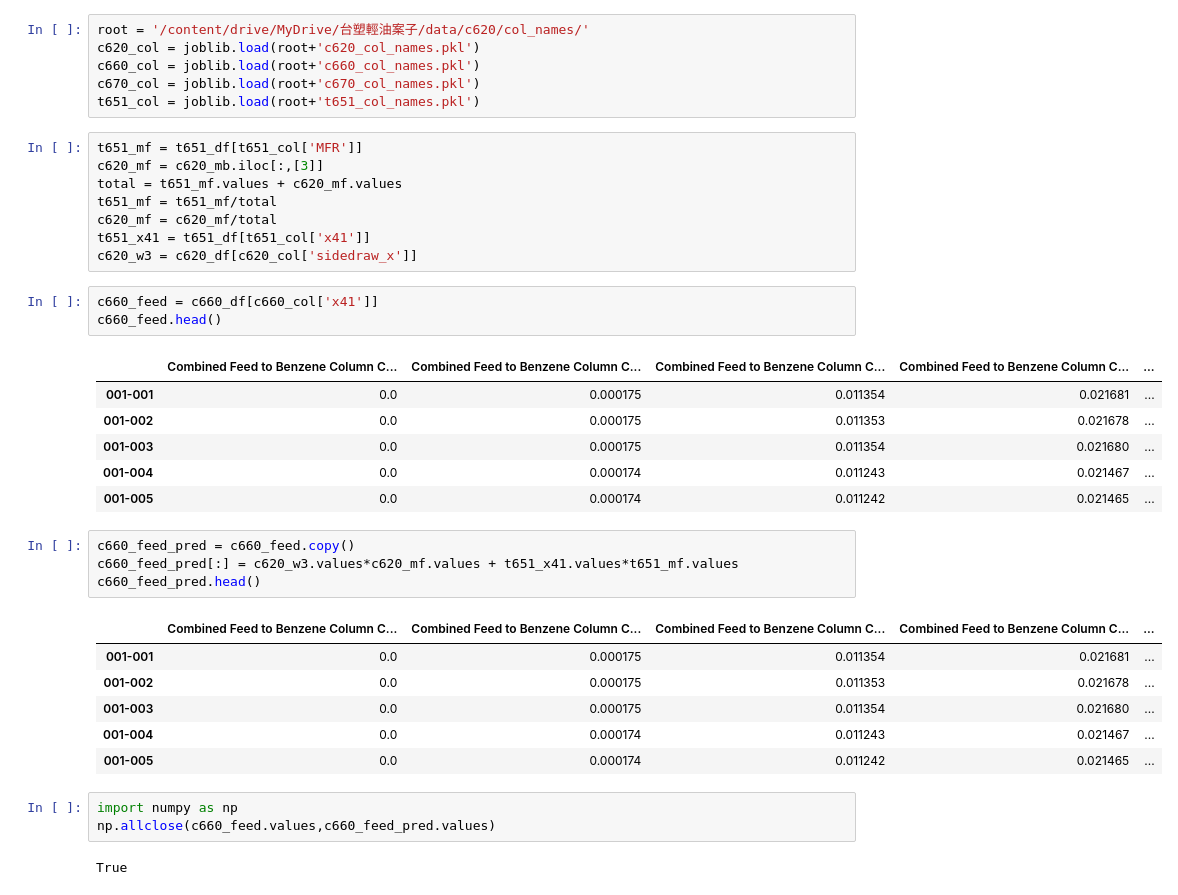
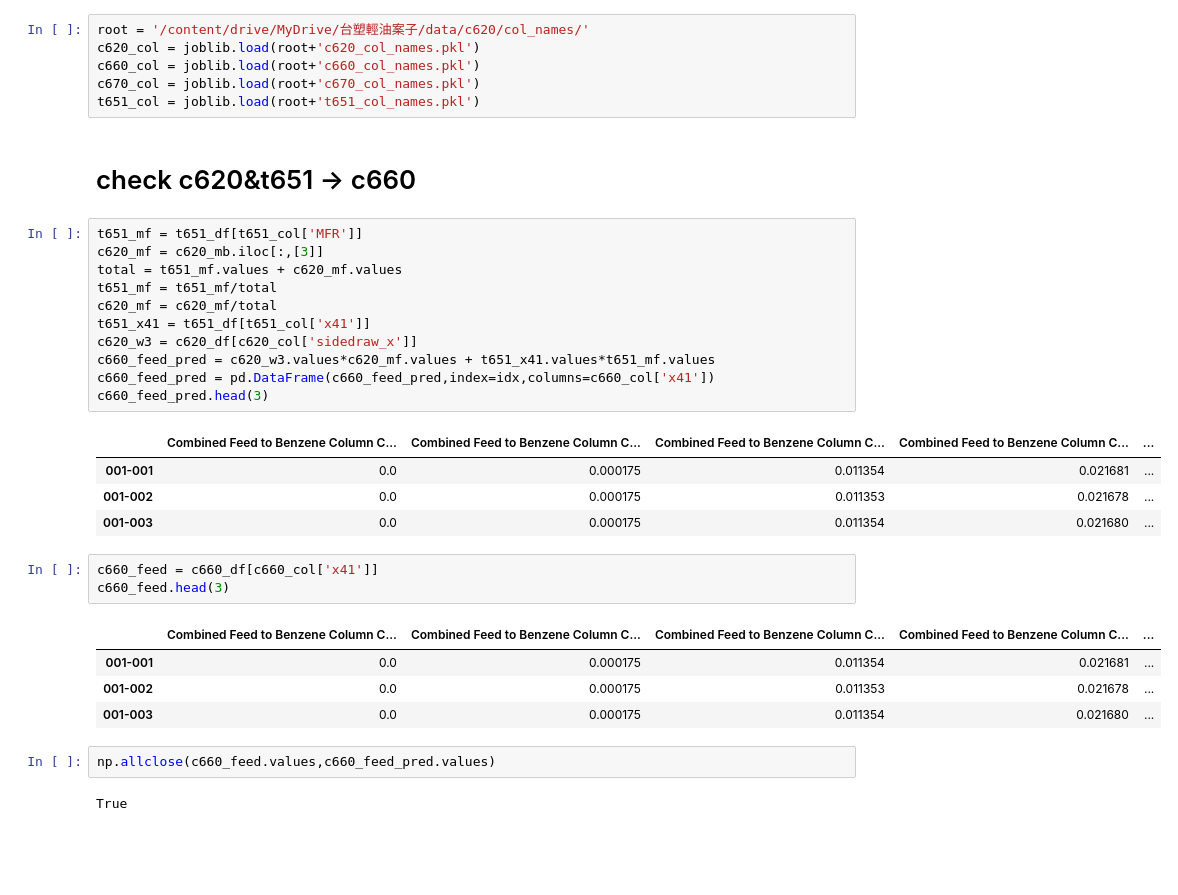
Before and after one commit to skywalker0803r/c620, a Jupyter notebook: c620資料分析.ipynb, the cells around one changed output. Saved outputs shown, nothing was run; the diff lists cells and outputs as text; blank space fills up the shorter version.

```diff
--- a/c620資料分析.ipynb
+++ b/c620資料分析.ipynb
@@ -23,6 +26,8 @@ c620_col = joblib.load(root+'c620_col_names.pkl')
 c660_col = joblib.load(root+'c660_col_names.pkl')
 c670_col = joblib.load(root+'c670_col_names.pkl')
 t651_col = joblib.load(root+'t651_col_names.pkl')
+# %% [markdown]
+# check c620&t651 -> c660
 # %%
 t651_mf = t651_df[t651_col['MFR']]
 c620_mf = c620_mb.iloc[:,[3]]
@@ -31,29 +36,23 @@ t651_mf = t651_mf/total
 c620_mf = c620_mf/total
 t651_x41 = t651_df[t651_col['x41']]
 c620_w3 = c620_df[c620_col['sidedraw_x']]
+c660_feed_pred = c620_w3.values*c620_mf.values + t651_x41.values*t651_mf.values
+c660_feed_pred = pd.DataFrame(c660_feed_pred,index=idx,columns=c660_col['x41'])
+c660_feed_pred.head(3)
+# %% [output]
+|  | Combined Feed to Benzene Column C... | Combined Feed to Benzene Column C... | Combined Feed to Benzene Column C... | Combined Feed to Benzene Column C... | ... |
+| 001-001 | 0.0 | 0.000175 | 0.011354 | 0.021681 | ... |
+| 001-002 | 0.0 | 0.000175 | 0.011353 | 0.021678 | ... |
+| 001-003 | 0.0 | 0.000175 | 0.011354 | 0.021680 | ... |
 # %%
 c660_feed = c660_df[c660_col['x41']]
-c660_feed.head()
+c660_feed.head(3)
 # %% [output]
 |  | Combined Feed to Benzene Column C... | Combined Feed to Benzene Column C... | Combined Feed to Benzene Column C... | Combined Feed to Benzene Column C... | ... |
 | 001-001 | 0.0 | 0.000175 | 0.011354 | 0.021681 | ... |
 | 001-002 | 0.0 | 0.000175 | 0.011353 | 0.021678 | ... |
 | 001-003 | 0.0 | 0.000175 | 0.011354 | 0.021680 | ... |
-| 001-004 | 0.0 | 0.000174 | 0.011243 | 0.021467 | ... |
-| 001-005 | 0.0 | 0.000174 | 0.011242 | 0.021465 | ... |
-# %%
-c660_feed_pred = c660_feed.copy()
-c660_feed_pred[:] = c620_w3.values*c620_mf.values + t651_x41.values*t651_mf.values
-c660_feed_pred.head()
-# %% [output]
-|  | Combined Feed to Benzene Column C... | Combined Feed to Benzene Column C... | Combined Feed to Benzene Column C... | Combined Feed to Benzene Column C... | ... |
-| 001-001 | 0.0 | 0.000175 | 0.011354 | 0.021681 | ... |
-| 001-002 | 0.0 | 0.000175 | 0.011353 | 0.021678 | ... |
-| 001-003 | 0.0 | 0.000175 | 0.011354 | 0.021680 | ... |
-| 001-004 | 0.0 | 0.000174 | 0.011243 | 0.021467 | ... |
-| 001-005 | 0.0 | 0.000174 | 0.011242 | 0.021465 | ... |
 # %%
-import numpy as np
 np.allclose(c660_feed.values,c660_feed_pred.values)
 # %% [output]
 True
```
Also changed, not shown: parts of 6 cells of this notebook.
